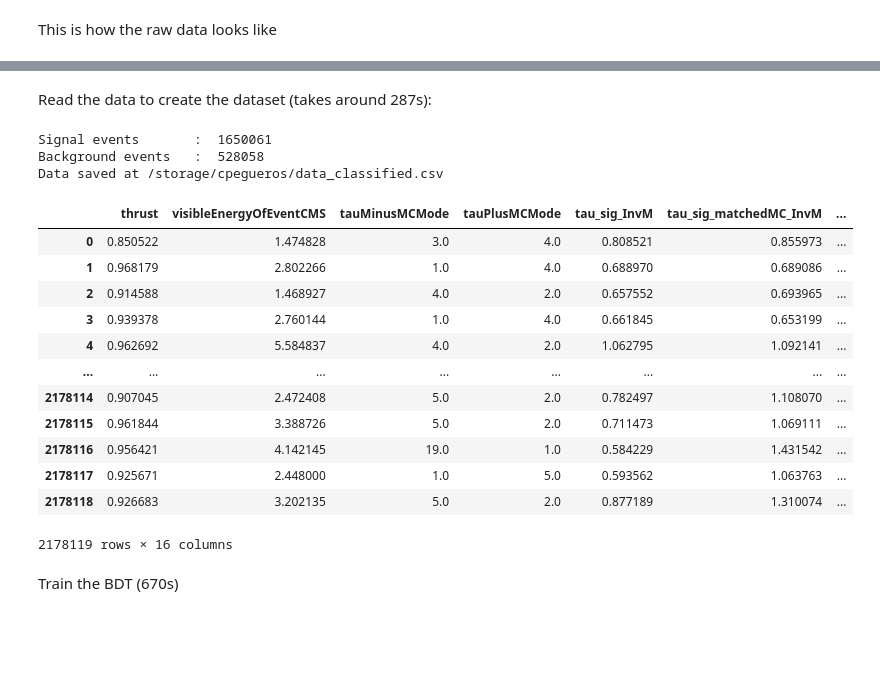
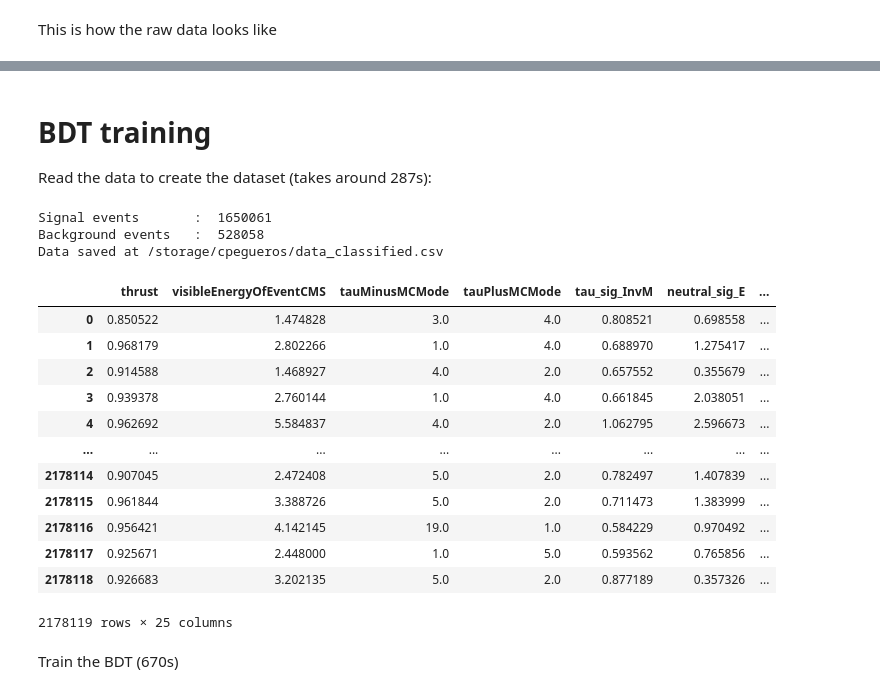
Before and after one commit to peguerosdc/unfolding_benchmark, a Jupyter notebook: tau2pipi0nu_bdt.ipynb, the cells around one changed output, grey strips where cells are left out. Drawn from its saved outputs; the diff is of its cells as text; code cells hidden in the pictures; blank space fills up the shorter version.

```diff
--- a/tau2pipi0nu_bdt.ipynb
+++ b/tau2pipi0nu_bdt.ipynb
@@ -38,7 +38,8 @@ def get_config(is_jaguar=False):
 # set variables to use
 branches_to_train = ["thrust","visibleEnergyOfEventCMS","track_sig_EoverP","track_sig_pionID","track_sig_pt", "sig_gamma1_E","sig_gamma2_E","track_sig_cosToThrustOfEvent","neutral_sig_E","neutral_sig_M"]
 branches_to_cut = ["tauPlusMCMode", "tauMinusMCMode", "track_sig_charge", "tau_sig_InvM", "nPi0s_sig", "tau_sig_matchedMC_InvM"]
-branches_to_use = branches_to_train + branches_to_cut
+branches_to_calculate = ["neutral_sig_mcE","track_sig_mcE","neutral_sig_mcPX","track_sig_mcPX","neutral_sig_mcPY","track_sig_mcPY","neutral_sig_mcPZ","track_sig_mcPZ"]
+branches_to_use = branches_to_train + branches_to_cut + branches_to_calculate
 print(f"Going to use {len(branches_to_train)} variables to fit...")
 # %% [output]
 Going to use 10 variables to fit...
@@ -133,4 +174,6 @@ fig.savefig("./doc/images/bdt_background_modes.svg")
 # %% [markdown]
+# BDT training
+
 Read the data to create the dataset (takes around 287s):
 # %%
 # choose files
@@ -139,46 +182,51 @@ config = get_config(is_jaguar=True)
 # read with cuts using ak
 signal_temp = ak.Array([])
 bg_temp = ak.Array([])
 for df in uproot.iterate(f"{config['data']['files']}:tau1x1", filter_name=branches_to_use,step_size=config['data']['step_size'], num_workers=config['data']['workers']):
     one_pi0 = df[(df.nPi0s_sig==1)]
+    # add new calculated invariant mass while preserving a backup
+    one_pi0["tau_sig_matchedMC_InvM_backup"] = one_pi0["tau_sig_matchedMC_InvM"]
+    one_pi0["tau_sig_matchedMC_InvM"] = np.sqrt(
+        (one_pi0.neutral_sig_mcE + one_pi0.track_sig_mcE)**2
+        - (one_pi0.neutral_sig_mcPX + one_pi0.track_sig_mcPX)**2 - (one_pi0.neutral_sig_mcPY + one_pi0.track_sig_mcPY)**2 - (one_pi0.neutral_sig_mcPZ + one_pi0.track_sig_mcPZ)**2)
     # get the events that are signal
     is_signal = \
     (( (one_pi0.track_sig_charge==1) & (one_pi0.tauPlusMCMode==4) ) | (
         (one_pi0.track_sig_charge==-1) & (one_pi0.tauMinusMCMode==4)
     ))
     signal_temp = ak.concatenate([signal_temp, one_pi0[is_signal]], axis=0)
     # get the events that are background
     is_bg = ~is_signal
     bg_temp = ak.concatenate([bg_temp, one_pi0[is_bg]], axis=0)
 # convert everything to pandas
 signal = ak.to_pandas(signal_temp).drop(columns=["nPi0s_sig"])
 signal["is_signal"] = 1
 print(f"Signal events       :  {len(signal)}")
 background = ak.to_pandas(bg_temp).drop(columns=["nPi0s_sig"])
 background["is_signal"] = 0
 print(f"Background events   :  {len(background)}")
 # concat all in one data set and save it
 data = pd.concat([signal, background], ignore_index=True)
 data.to_csv(config["data_classified"])
 print(f"Data saved at {config['data_classified']}")
 data
 # %% [output]
 Signal events       :  1650061
 Background events   :  528058
 Data saved at /storage/cpegueros/data_classified.csv
-|  | thrust | visibleEnergyOfEventCMS | tauMinusMCMode | tauPlusMCMode | tau_sig_InvM | tau_sig_matchedMC_InvM | ... |
-| 0 | 0.850522 | 1.474828 | 3.0 | 4.0 | 0.808521 | 0.855973 | ... |
-| 1 | 0.968179 | 2.802266 | 1.0 | 4.0 | 0.688970 | 0.689086 | ... |
-| 2 | 0.914588 | 1.468927 | 4.0 | 2.0 | 0.657552 | 0.693965 | ... |
-| 3 | 0.939378 | 2.760144 | 1.0 | 4.0 | 0.661845 | 0.653199 | ... |
-| 4 | 0.962692 | 5.584837 | 4.0 | 2.0 | 1.062795 | 1.092141 | ... |
+|  | thrust | visibleEnergyOfEventCMS | tauMinusMCMode | tauPlusMCMode | tau_sig_InvM | neutral_sig_E | ... |
+| 0 | 0.850522 | 1.474828 | 3.0 | 4.0 | 0.808521 | 0.698558 | ... |
+| 1 | 0.968179 | 2.802266 | 1.0 | 4.0 | 0.688970 | 1.275417 | ... |
+| 2 | 0.914588 | 1.468927 | 4.0 | 2.0 | 0.657552 | 0.355679 | ... |
+| 3 | 0.939378 | 2.760144 | 1.0 | 4.0 | 0.661845 | 2.038051 | ... |
+| 4 | 0.962692 | 5.584837 | 4.0 | 2.0 | 1.062795 | 2.596673 | ... |
 | ... | ... | ... | ... | ... | ... | ... | ... |
-| 2178114 | 0.907045 | 2.472408 | 5.0 | 2.0 | 0.782497 | 1.108070 | ... |
-| 2178115 | 0.961844 | 3.388726 | 5.0 | 2.0 | 0.711473 | 1.069111 | ... |
-| 2178116 | 0.956421 | 4.142145 | 19.0 | 1.0 | 0.584229 | 1.431542 | ... |
-| 2178117 | 0.925671 | 2.448000 | 1.0 | 5.0 | 0.593562 | 1.063763 | ... |
-| 2178118 | 0.926683 | 3.202135 | 5.0 | 2.0 | 0.877189 | 1.310074 | ... |
+| 2178114 | 0.907045 | 2.472408 | 5.0 | 2.0 | 0.782497 | 1.407839 | ... |
+| 2178115 | 0.961844 | 3.388726 | 5.0 | 2.0 | 0.711473 | 1.383999 | ... |
+| 2178116 | 0.956421 | 4.142145 | 19.0 | 1.0 | 0.584229 | 0.970492 | ... |
+| 2178117 | 0.925671 | 2.448000 | 1.0 | 5.0 | 0.593562 | 0.765856 | ... |
+| 2178118 | 0.926683 | 3.202135 | 5.0 | 2.0 | 0.877189 | 0.357326 | ... |
-2178119 rows × 16 columns
+2178119 rows × 25 columns
 # %%
 from sklearn.model_selection import train_test_split
 
```
Also changed, not shown: parts of 6 cells of this notebook, 8 other files.
